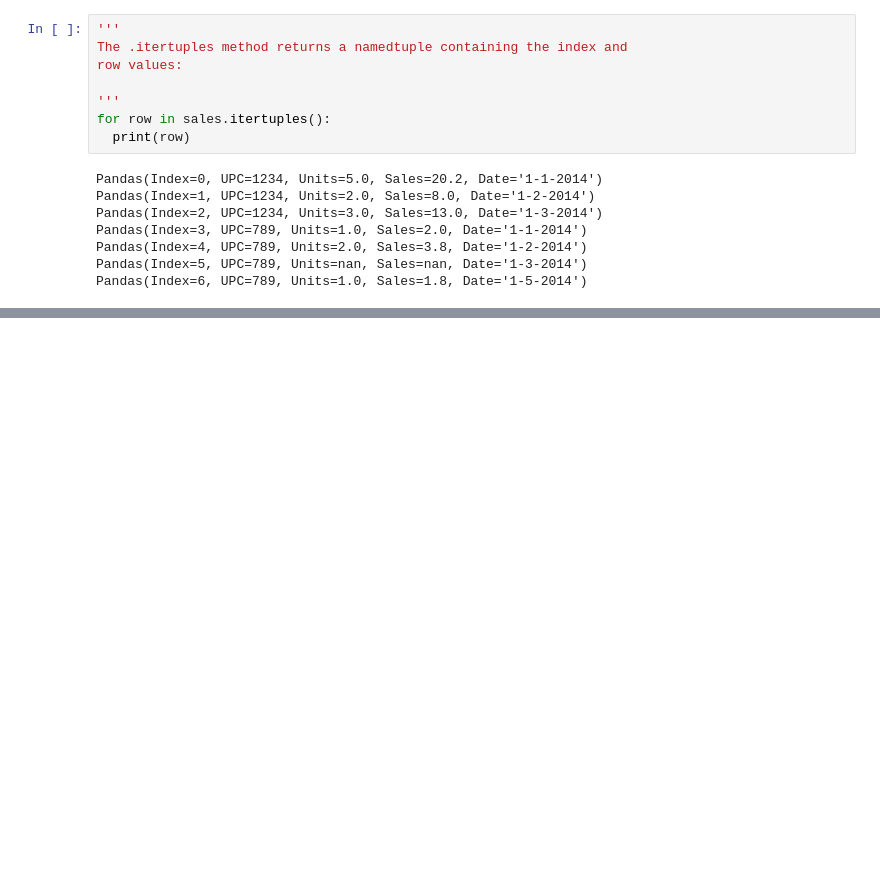
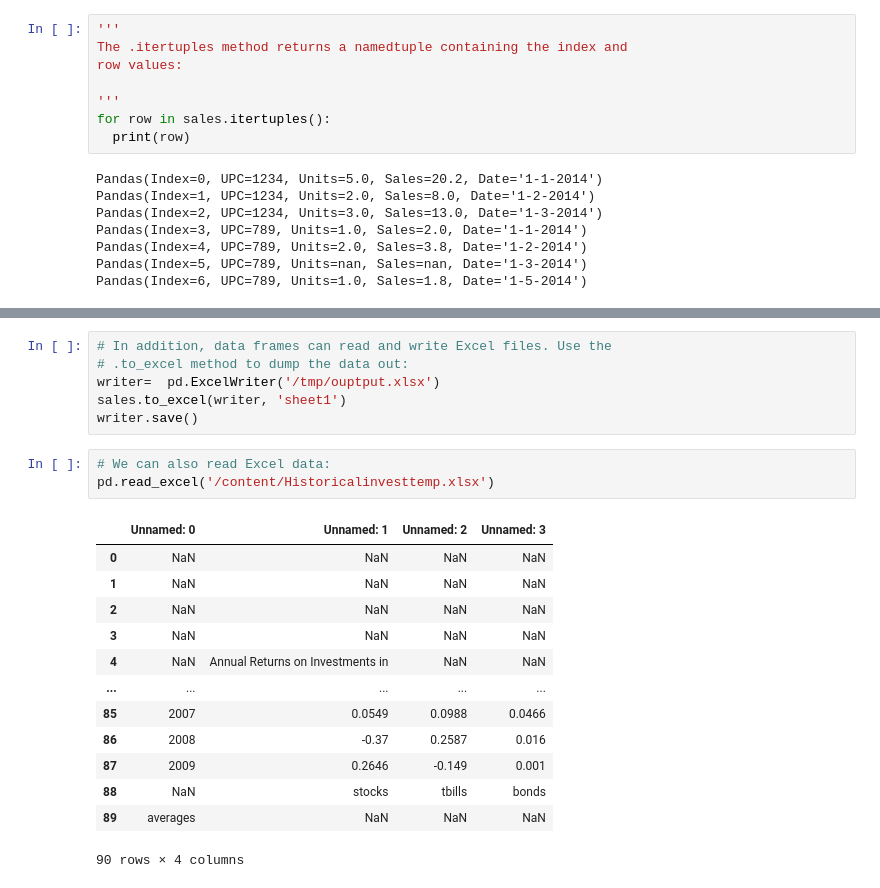
Before and after one commit to owaisahmad315/pandas, a Jupyter notebook: Data_Frame_Methods.ipynb, the cells around one changed output, grey strips where cells are left out. Saved outputs shown, nothing was run; the diff lists cells and outputs as text; blank space fills up the shorter version.

```diff
--- a/Data_Frame_Methods.ipynb
+++ b/Data_Frame_Methods.ipynb
@@ -131,0 +243,23 @@ Pandas(Index=6, UPC=789, Units=1.0, Sales=1.8, Date='1-5-2014')
+# %%
+# In addition, data frames can read and write Excel files. Use the
+# .to_excel method to dump the data out:
+writer=  pd.ExcelWriter('/tmp/ouptput.xlsx')
+sales.to_excel(writer, 'sheet1')
+writer.save()
+# %%
+# We can also read Excel data:
+pd.read_excel('/content/Historicalinvesttemp.xlsx')
+# %% [output]
+|  | Unnamed: 0 | Unnamed: 1 | Unnamed: 2 | Unnamed: 3 |
+| 0 | NaN | NaN | NaN | NaN |
+| 1 | NaN | NaN | NaN | NaN |
+| 2 | NaN | NaN | NaN | NaN |
+| 3 | NaN | NaN | NaN | NaN |
+| 4 | NaN | Annual Returns on Investments in | NaN | NaN |
+| ... | ... | ... | ... | ... |
+| 85 | 2007 | 0.0549 | 0.0988 | 0.0466 |
+| 86 | 2008 | -0.37 | 0.2587 | 0.016 |
+| 87 | 2009 | 0.2646 | -0.149 | 0.001 |
+| 88 | NaN | stocks | tbills | bonds |
+| 89 | averages | NaN | NaN | NaN |
+90 rows × 4 columns
```
Also changed, not shown: parts of 11 cells of this notebook.
